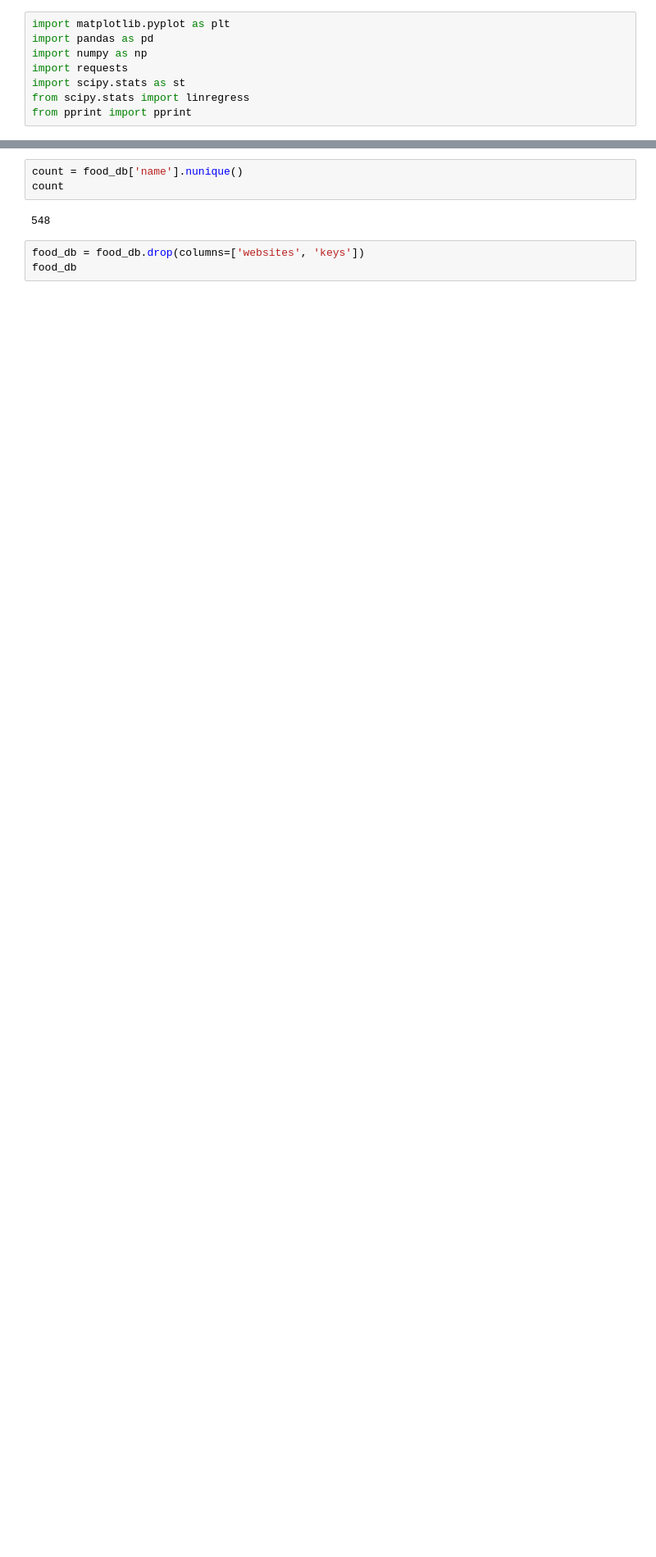
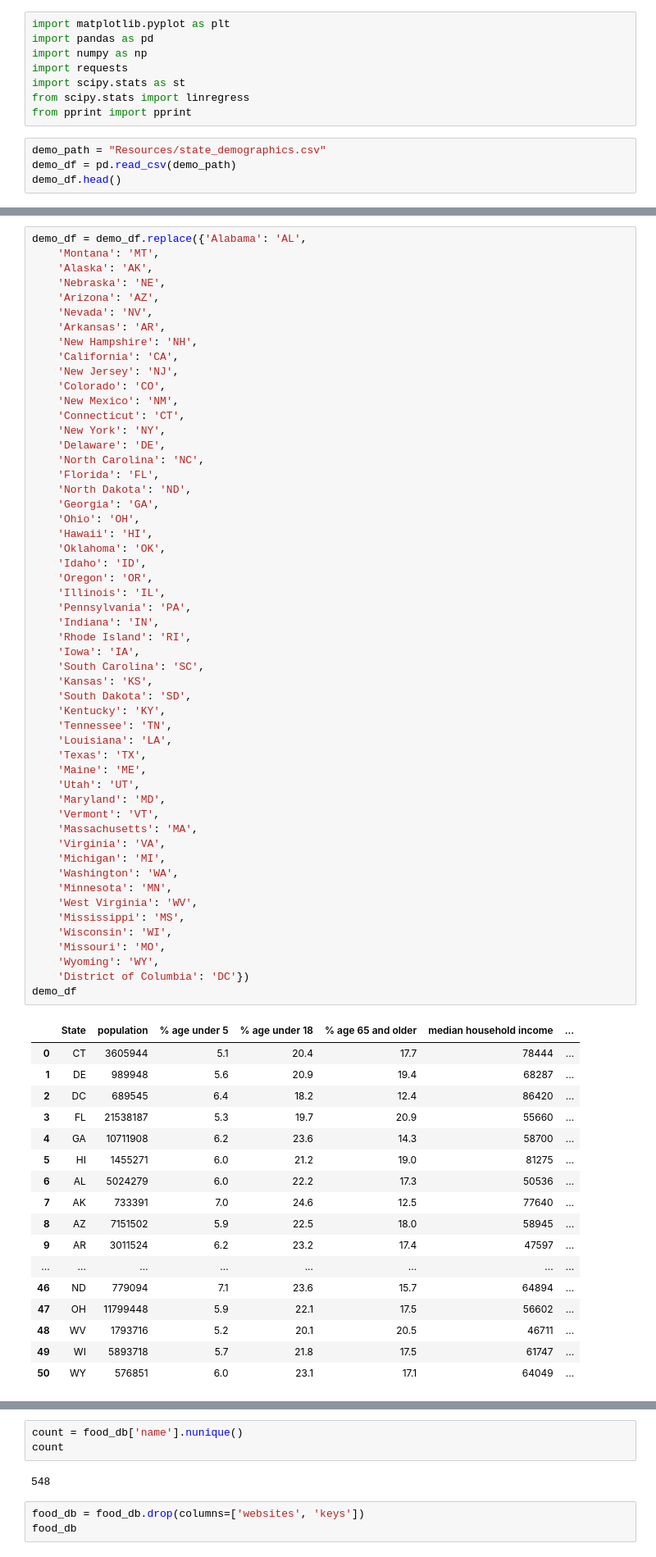
Before and after one commit to Andrewli1212/Fast-Food, a Jupyter notebook: Project1.ipynb, the cells around one changed output, grey strips where cells are left out. Shown at 82% size. Drawn from its saved outputs; the diff is of its cells as text; blank space fills up the shorter version.

Commit message:
demographics update

```diff
--- a/Project1.ipynb
+++ b/Project1.ipynb
@@ -6,3 +6,7 @@ import requests
 import scipy.stats as st
 from scipy.stats import linregress
 from pprint import pprint
+# %%
+demo_path = "Resources/state_demographics.csv"
+demo_df = pd.read_csv(demo_path)
+demo_df.head()
@@ -9,3 +111,74 @@ from pprint import pprint
+# %%
+demo_df = demo_df.replace({'Alabama': 'AL',
+    'Montana': 'MT',
+    'Alaska': 'AK',
+    'Nebraska': 'NE',
+    'Arizona': 'AZ',
+    'Nevada': 'NV',
+    'Arkansas': 'AR',
+    'New Hampshire': 'NH',
+    'California': 'CA',
+    'New Jersey': 'NJ',
+    'Colorado': 'CO',
+    'New Mexico': 'NM',
+    'Connecticut': 'CT',
+    'New York': 'NY',
+    'Delaware': 'DE',
+    'North Carolina': 'NC',
+    'Florida': 'FL',
+    'North Dakota': 'ND',
+    'Georgia': 'GA',
+    'Ohio': 'OH',
+    'Hawaii': 'HI',
+    'Oklahoma': 'OK',
+    'Idaho': 'ID',
+    'Oregon': 'OR',
+    'Illinois': 'IL',
+    'Pennsylvania': 'PA',
+    'Indiana': 'IN',
+    'Rhode Island': 'RI',
+    'Iowa': 'IA',
+    'South Carolina': 'SC',
+    'Kansas': 'KS',
+    'South Dakota': 'SD',
+    'Kentucky': 'KY',
+    'Tennessee': 'TN',
+    'Louisiana': 'LA',
+    'Texas': 'TX',
+    'Maine': 'ME',
+    'Utah': 'UT',
+    'Maryland': 'MD',
+    'Vermont': 'VT',
+    'Massachusetts': 'MA',
+    'Virginia': 'VA',
+    'Michigan': 'MI',
+    'Washington': 'WA',
+    'Minnesota': 'MN',
+    'West Virginia': 'WV',
+    'Mississippi': 'MS',
+    'Wisconsin': 'WI',
+    'Missouri': 'MO',
+    'Wyoming': 'WY',
+    'District of Columbia': 'DC'})
+demo_df
+# %% [output]
+|  | State | population | % age under 5 | % age under 18 | % age 65 and older | median household income | ... |
+| 0 | CT | 3605944 | 5.1 | 20.4 | 17.7 | 78444 | ... |
+| 1 | DE | 989948 | 5.6 | 20.9 | 19.4 | 68287 | ... |
+| 2 | DC | 689545 | 6.4 | 18.2 | 12.4 | 86420 | ... |
+| 3 | FL | 21538187 | 5.3 | 19.7 | 20.9 | 55660 | ... |
+| 4 | GA | 10711908 | 6.2 | 23.6 | 14.3 | 58700 | ... |
+| 5 | HI | 1455271 | 6.0 | 21.2 | 19.0 | 81275 | ... |
+| 6 | AL | 5024279 | 6.0 | 22.2 | 17.3 | 50536 | ... |
+| 7 | AK | 733391 | 7.0 | 24.6 | 12.5 | 77640 | ... |
+| 8 | AZ | 7151502 | 5.9 | 22.5 | 18.0 | 58945 | ... |
+| 9 | AR | 3011524 | 6.2 | 23.2 | 17.4 | 47597 | ... |
+| ... | ... | ... | ... | ... | ... | ... | ... |
+| 46 | ND | 779094 | 7.1 | 23.6 | 15.7 | 64894 | ... |
+| 47 | OH | 11799448 | 5.9 | 22.1 | 17.5 | 56602 | ... |
+| 48 | WV | 1793716 | 5.2 | 20.1 | 20.5 | 46711 | ... |
+| 49 | WI | 5893718 | 5.7 | 21.8 | 17.5 | 61747 | ... |
+| 50 | WY | 576851 | 6.0 | 23.1 | 17.1 | 64049 | ... |
 # %%
 food_path = 'Resources/FastFoodRestaurants.csv'
 food_db = pd.read_csv(food_path)
```
Also changed, not shown: parts of 5 cells of this notebook.
